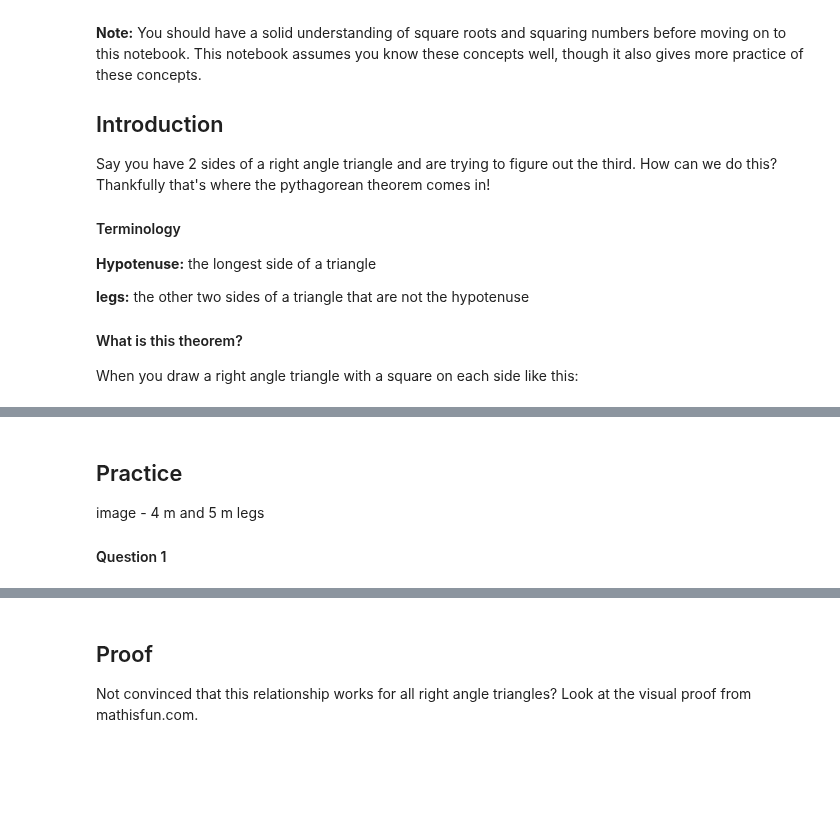
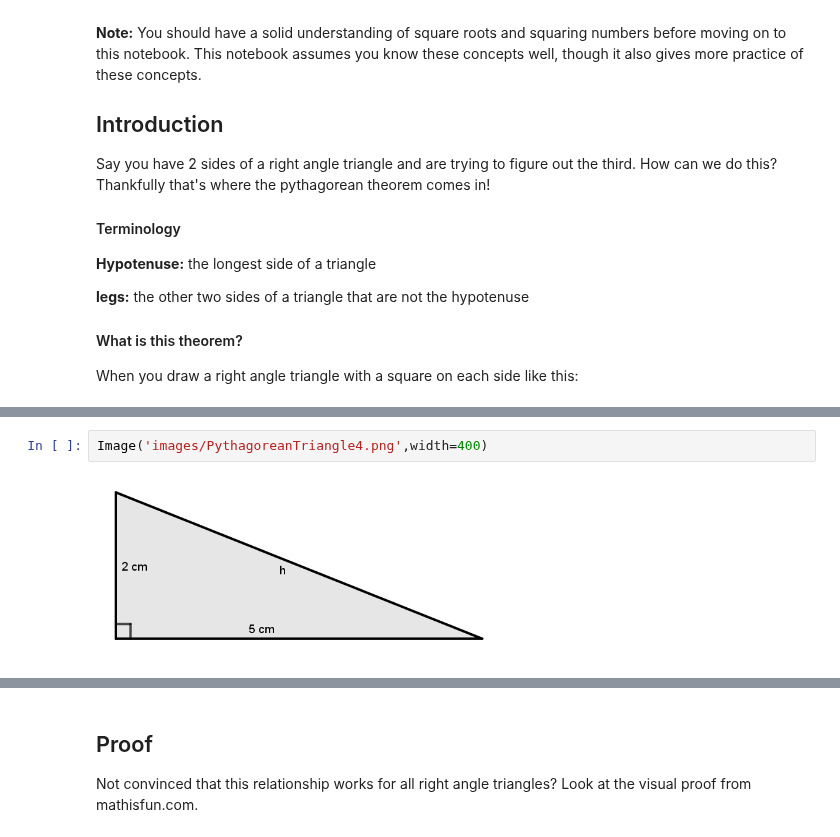
Before and after one commit to ULeth-Math-CS/Callysto, a Jupyter notebook: Nicole/PythagoreanTheorem/pythagorean-theorem.ipynb, the cells around one changed output, grey strips where cells are left out. Cells and saved outputs as stored; diff of their text form; blank space fills up the shorter version.

```diff
--- a/Nicole/PythagoreanTheorem/pythagorean-theorem.ipynb
+++ b/Nicole/PythagoreanTheorem/pythagorean-theorem.ipynb
@@ -112,6 +95,4 @@ The length of the hypotenuse is $\sqrt{29} \text{ cm}$ or approximately $5.4 \te
-# %% [markdown]
-## Practice
-
-image - 4 m and 5 m legs
-
-#### Question 1
+# %%
+Image('images/PythagoreanTriangle4.png',width=400)
+# %% [output]
+[figure, added]
```
Also changed, not shown: parts of 11 cells of this notebook, 10 other files.
